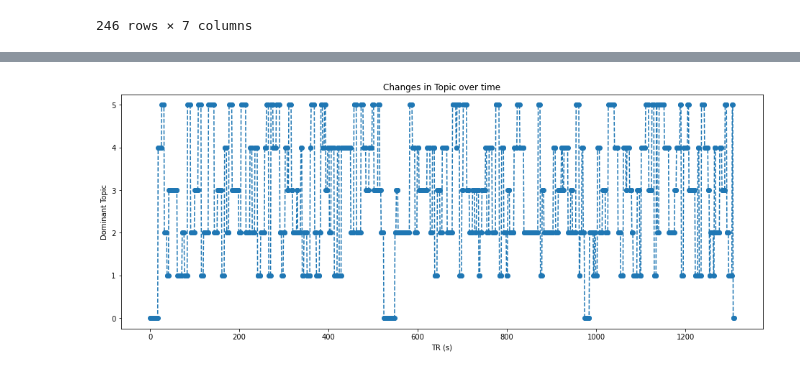
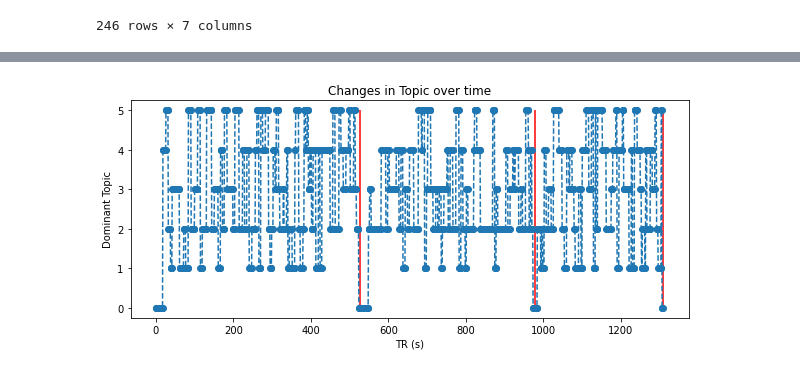
Before and after one commit to jahchwe/nh-paranoia, a Jupyter notebook: BERTopic_modelling/BERTopic-modelling_testing_code.ipynb, the cells around one changed output, grey strips where cells are left out. Saved outputs shown, nothing was run; the diff lists cells and outputs as text; code cells hidden in the pictures.

```diff
--- a/BERTopic_modelling/BERTopic-modelling_testing_code.ipynb
+++ b/BERTopic_modelling/BERTopic-modelling_testing_code.ipynb
@@ -366,28 +383,32 @@ for i in range(1,len(sent_label_df_r3['sentence_offset_inrun'])-1):
 # %%
 import matplotlib.pyplot as plt
 import numpy as np
 
 size = [T1, T2, T3]
 time_total = sum(size)
 
 xpoints = np.arange(0, time_total, 1, dtype=int)
 ypoints = np.hstack((ment_r1, ment_r2, ment_r3))
 
 f = plt.figure()
-f.set_figwidth(16)
-f.set_figheight(6)
+f.set_figwidth(10)
+f.set_figheight(4)
 plt.plot(xpoints, ypoints, linestyle='--', marker='o')
 
 plt.xlabel("TR (s)")
 plt.ylabel("Dominant Topic")
 plt.title("Changes in Topic over time")
 
+plt.vlines(x=T1, ymin = -0, ymax=5, colors='red')
+plt.vlines(x=T1+T2, ymin = 0, ymax=5, colors='red')
+plt.vlines(x=T1+T2+T3, ymin = 0, ymax=5, colors='red')
+
 plt.savefig('FIG-BERTopic_modelling_results.png')
 plt.show()
 
 #plt.savefig('BERTopic_modelling_results.png')
 # %% [output]
-[figure, old version]
+[figure, new version]
 # %%
 behav_rank = rankdata(ypoints)
 behav_sim_nn = Adjacency(pairwise_distances(np.reshape(behav_rank, (-1, 1)), metric='euclidean'), matrix_type='distance')
```
Also changed, not shown: parts of 6 cells of this notebook, 1 other file.
